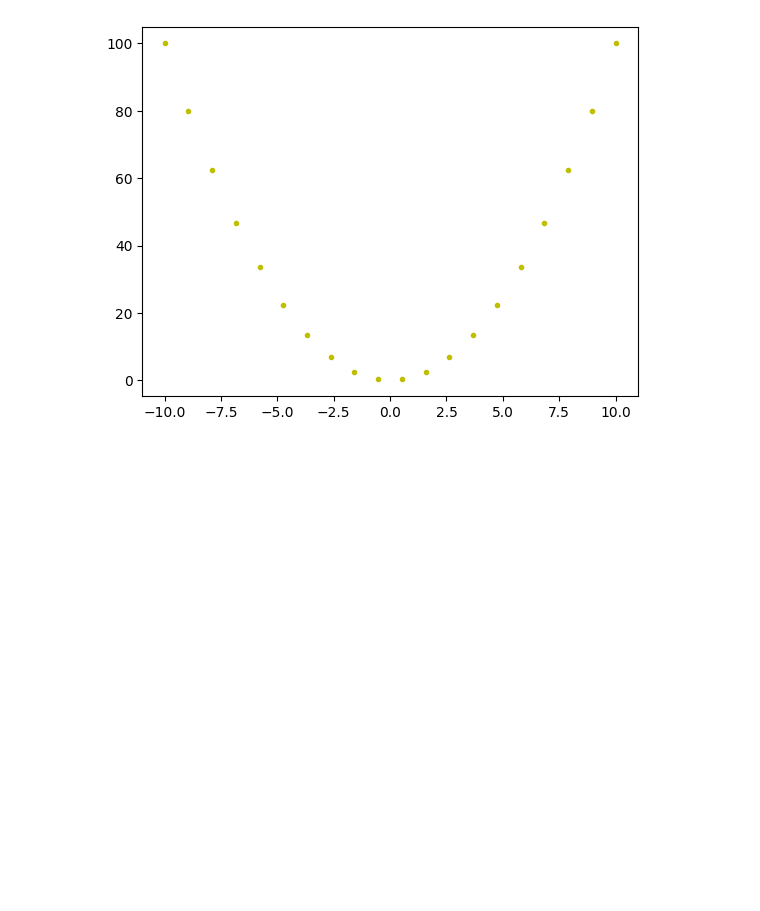
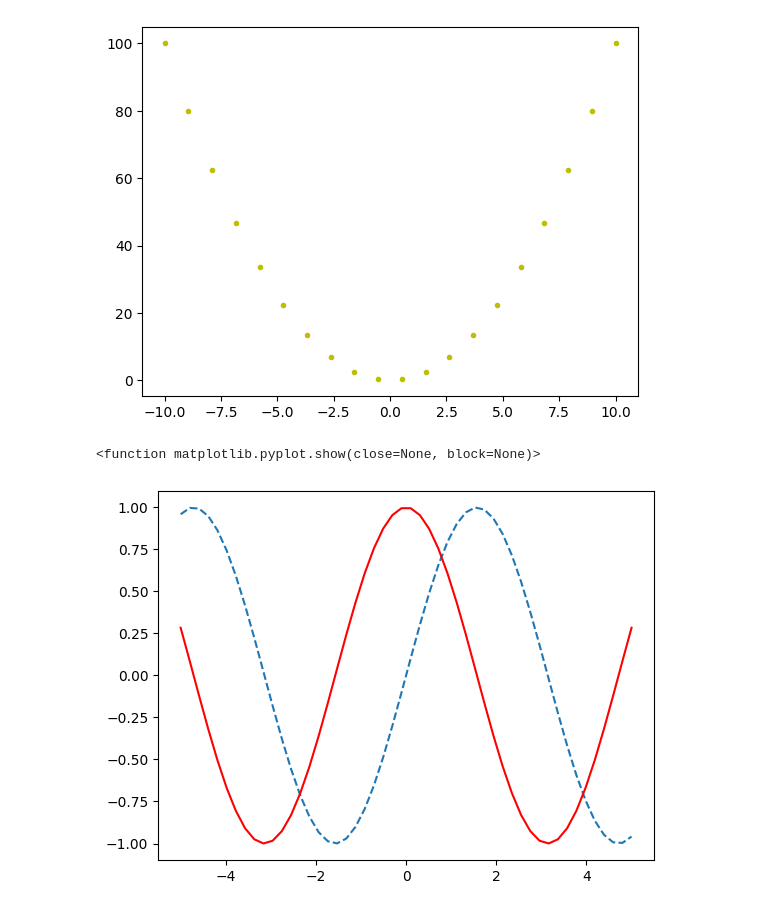
Before and after one commit to Crocodyll1/Machine-Learning, a Jupyter notebook: Matplotlib.ipynb, the cells around one changed output. Drawn from its saved outputs; the diff is of its cells as text; code cells hidden in the pictures; blank space fills up the shorter version.

Commit message:
Plotting multiple line in a single plot

```diff
--- a/Matplotlib.ipynb
+++ b/Matplotlib.ipynb
@@ -115,3 +115,11 @@ plt.plot(x,y,'y.')
 plt.show()
 # %% [output]
 [figure]
+# %%
+x = np.linspace(-5,5,50)
+plt.plot(x, np.sin(x), '--')
+plt.plot(x, np.cos(x),'r-')
+plt.show
+# %% [output]
+<function matplotlib.pyplot.show(close=None, block=None)>
+[figure, added]
```
